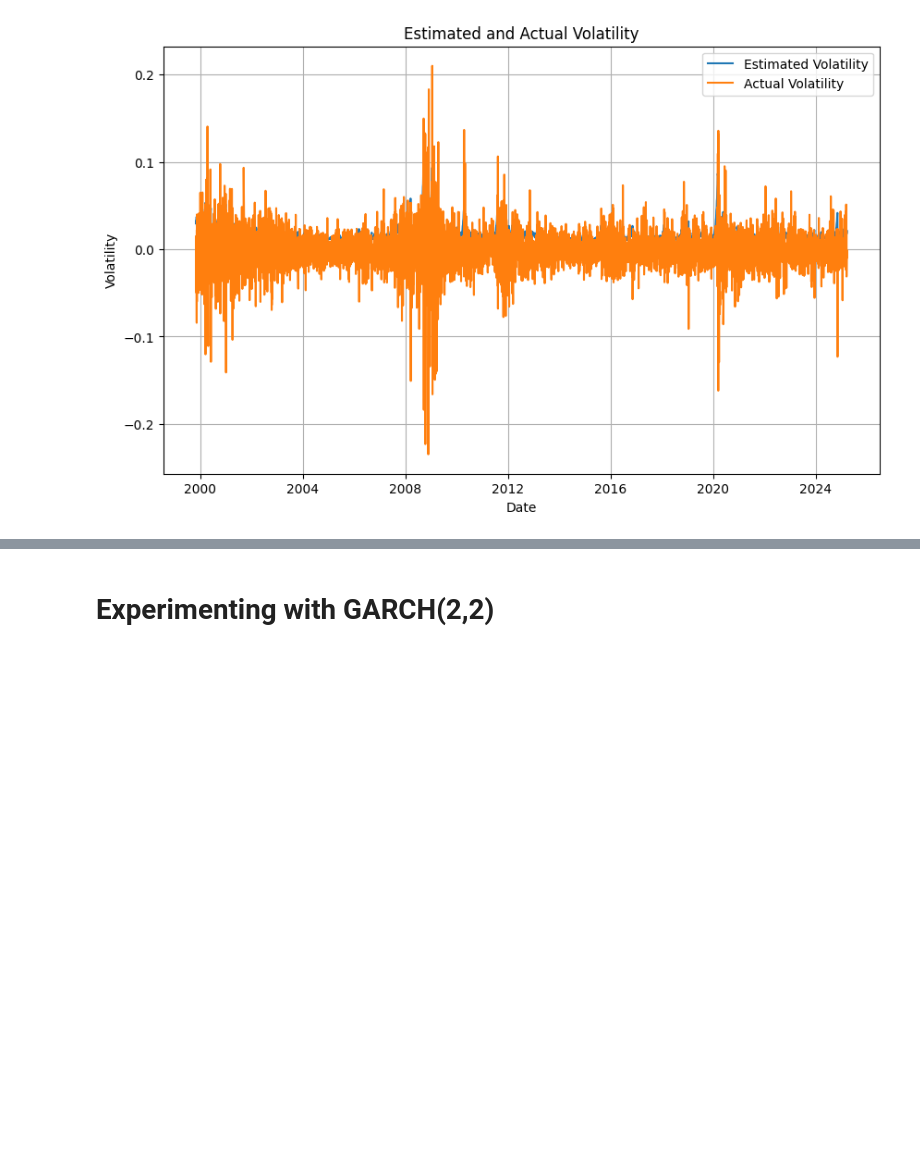
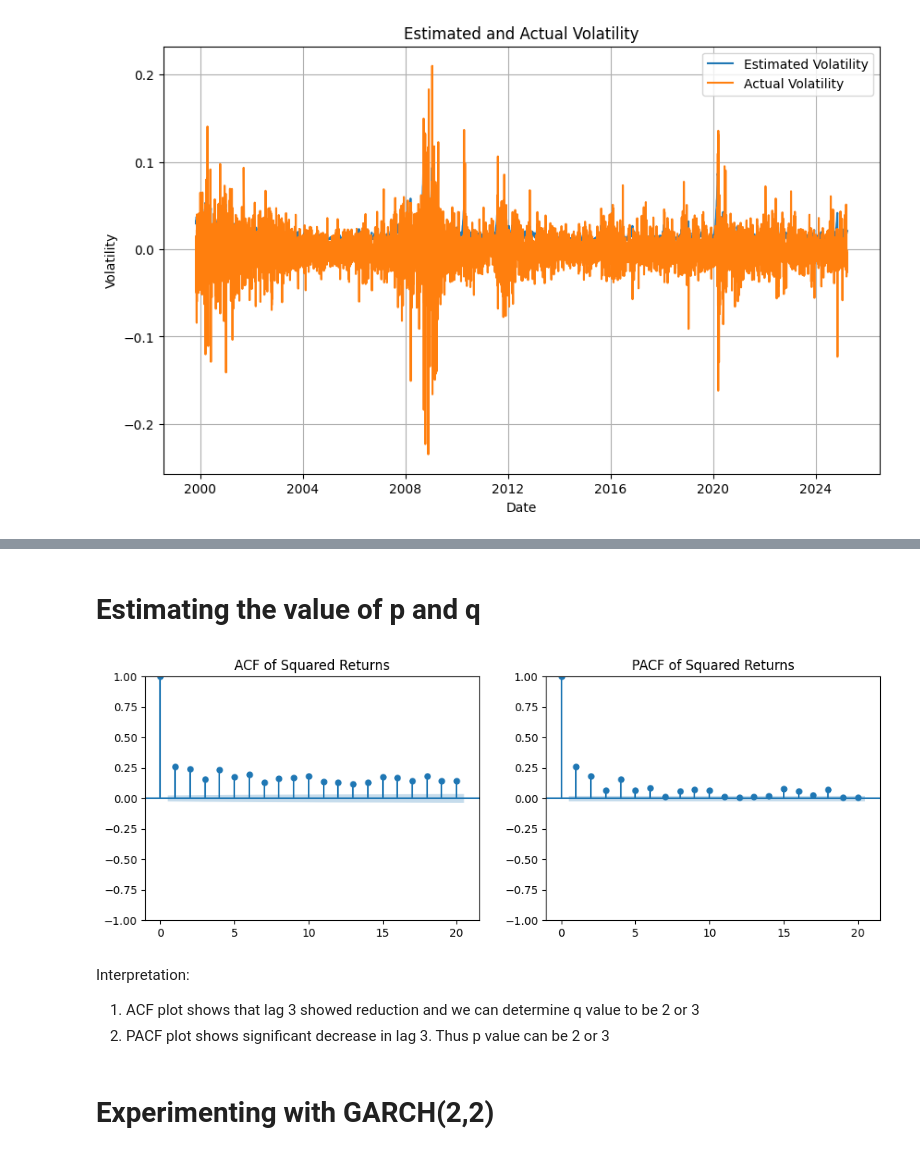
Before and after one commit to meetsudra11/timeseries, a Jupyter notebook: archgarch.ipynb, the cells around one changed output, grey strips where cells are left out. Saved outputs shown, nothing was run; the diff lists cells and outputs as text; code cells hidden in the pictures; blank space fills up the shorter version.

```diff
--- a/archgarch.ipynb
+++ b/archgarch.ipynb
@@ -343,3 +350,22 @@ We can see that the volatility below 0 is not captured only
+# %% [markdown]
+# Estimating the value of p and q
+# %%
+# Plot ACF and PACF of squared returns
+fig, axes = plt.subplots(1, 2, figsize=(12, 4))
+
+plot_acf(returns**2, lags=20, ax=axes[0])
+axes[0].set_title("ACF of Squared Returns")
+
+plot_pacf(returns**2, lags=20, ax=axes[1])
+axes[1].set_title("PACF of Squared Returns")
+
+plt.show()
+# %% [output]
+[figure, added]
+# %% [markdown]
+Interpretation:
+1. ACF plot shows that lag 3 showed reduction and we can determine q value to be 2 or 3
+2. PACF plot shows significant decrease in lag 3. Thus p value can be 2 or 3
 # %% [markdown]
 # Experimenting with GARCH(2,2)
 # %%
```
Also changed, not shown: parts of 27 cells of this notebook.
